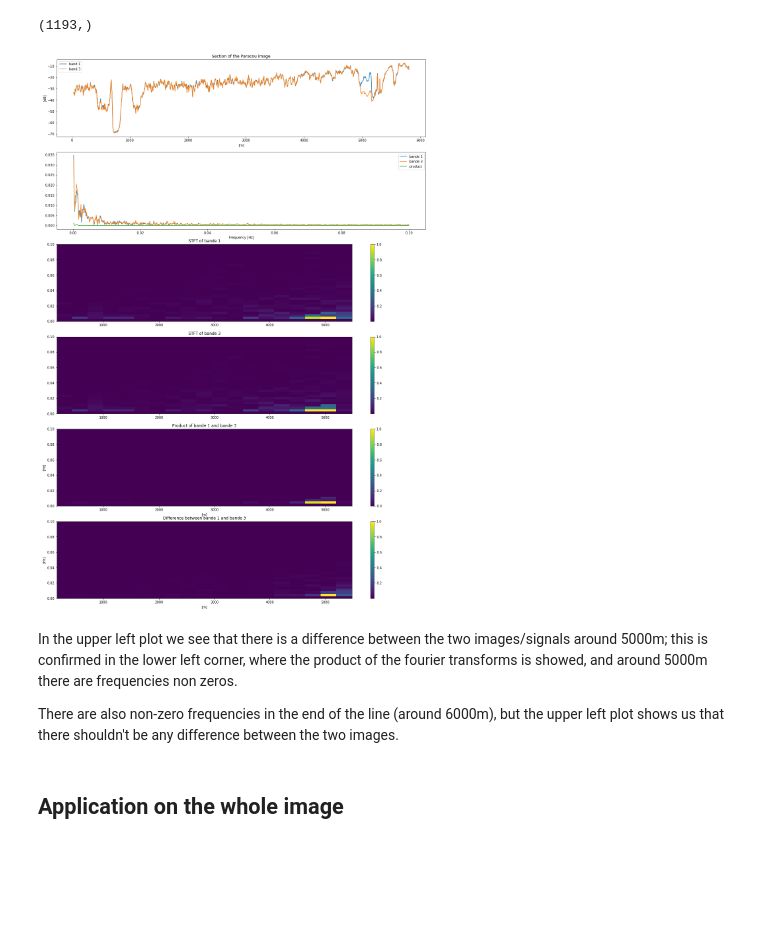
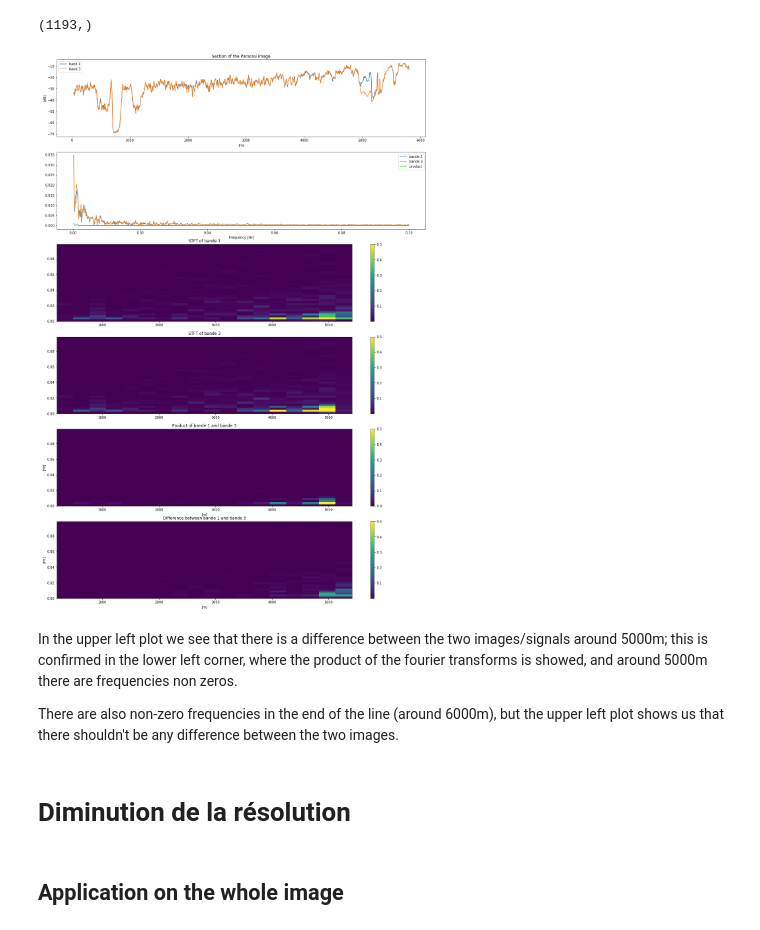
Before and after one commit to eobroets/CESBIO, a Jupyter notebook: Spectrogram.ipynb, the cells around one changed output. Drawn from its saved outputs; the diff is of its cells as text; code cells hidden in the pictures; blank space fills up the shorter version.

Commit message:
spectro

```diff
--- a/Spectrogram.ipynb
+++ b/Spectrogram.ipynb
@@ -143,10 +143,12 @@ print(np.shape(ds_target3))
 nt = 6
 
 j = ds_target1*ds_target3
-nf = 2**6
-f, t, Z = ss.spectrogram(ds_target1[:-30], fs,nperseg=nf)
+nf = int(len(ds_target1[:-30])/(15))
+win = ss.get_window(('tukey',0.3), nf)
+win1 = ss.get_window(('hann'), nf)
+f, t, Z = ss.spectrogram(ds_target1[:-30], fs,nperseg=nf, window=win,noverlap=nf/4., axis=-1, mode='psd')
 
-f1, t1, Z1 = ss.spectrogram(ds_target3[:-30], fs,nperseg=nf)
+f1, t1, Z1 = ss.spectrogram(ds_target3[:-30], fs,nperseg=nf, window=win,noverlap=nf/4., axis=-1, mode='psd')
 
 ff, tt, ZZ = ss.spectrogram(j, fs,nperseg=nf)
 plt.figure(figsize=(20,30))
@@ -160,42 +162,44 @@ plt.legend()
 plt.subplot(nt,1,2)
 plt.xlabel("Frequency [Hz]")
 plt.ylabel("..")
 plt.plot(xf[1:],np.abs(fy[1:]),label = "bande 1")
 plt.plot(xf[1:],np.abs(fy2[1:]), label = "bande 3")
 
 plt.plot(xf[1:],np.abs(fy[1:])*np.abs(fy2[1:]),label="product")
 plt.legend()
 plt.subplot(nt,1,3)
 plt.title('STFT of bande 1')
-plt.pcolormesh(t,f,Z,vmax = 1)
+plt.pcolormesh(t,f,Z,vmax = 0.5)
 plt.colorbar()
 plt.subplot(nt,1,4)
 plt.title('STFT of bande 3')
-plt.pcolormesh(t1,f1,Z1,vmax=1)
+plt.pcolormesh(t1,f1,Z1,vmax=0.5)
 plt.colorbar()
 plt.subplot(nt,1,5)
-plt.pcolormesh(t,f,Z*Z1,vmax=1)
+plt.pcolormesh(t,f,Z*Z1,vmax=0.5)
 plt.title('Product of bande 1 and bande 3')
 plt.ylabel('[Hz]')
 plt.xlabel('[m]')
 plt.colorbar()
 plt.subplot(nt,1,6)
-plt.pcolormesh(t,f,np.abs(Z-Z1),vmax=1)
+plt.pcolormesh(t,f,np.abs(Z-Z1),vmax=0.5)
 plt.title('Difference between bande 1 and bande 3')
 plt.ylabel('[Hz]')
 plt.xlabel('[m]')
 plt.colorbar()
 
 
 
 
 plt.show()
 # %% [output]
-[figure, old version]
+[figure, new version]
 # %% [markdown]
 In the upper left plot we see that there is a difference between the two images/signals around 5000m; this is confirmed in the lower left corner, where the product of the fourier transforms is showed, and around 5000m there are frequencies non zeros.
 
 There are also non-zero frequencies in the end of the line (around 6000m), but the upper left plot shows us that there shouldn't be any difference between the two images.
+# %% [markdown]
+# Diminution de la résolution
 # %% [markdown]
 ## Application on the whole image
 # %%
```
Also changed, not shown: 3 other files.
